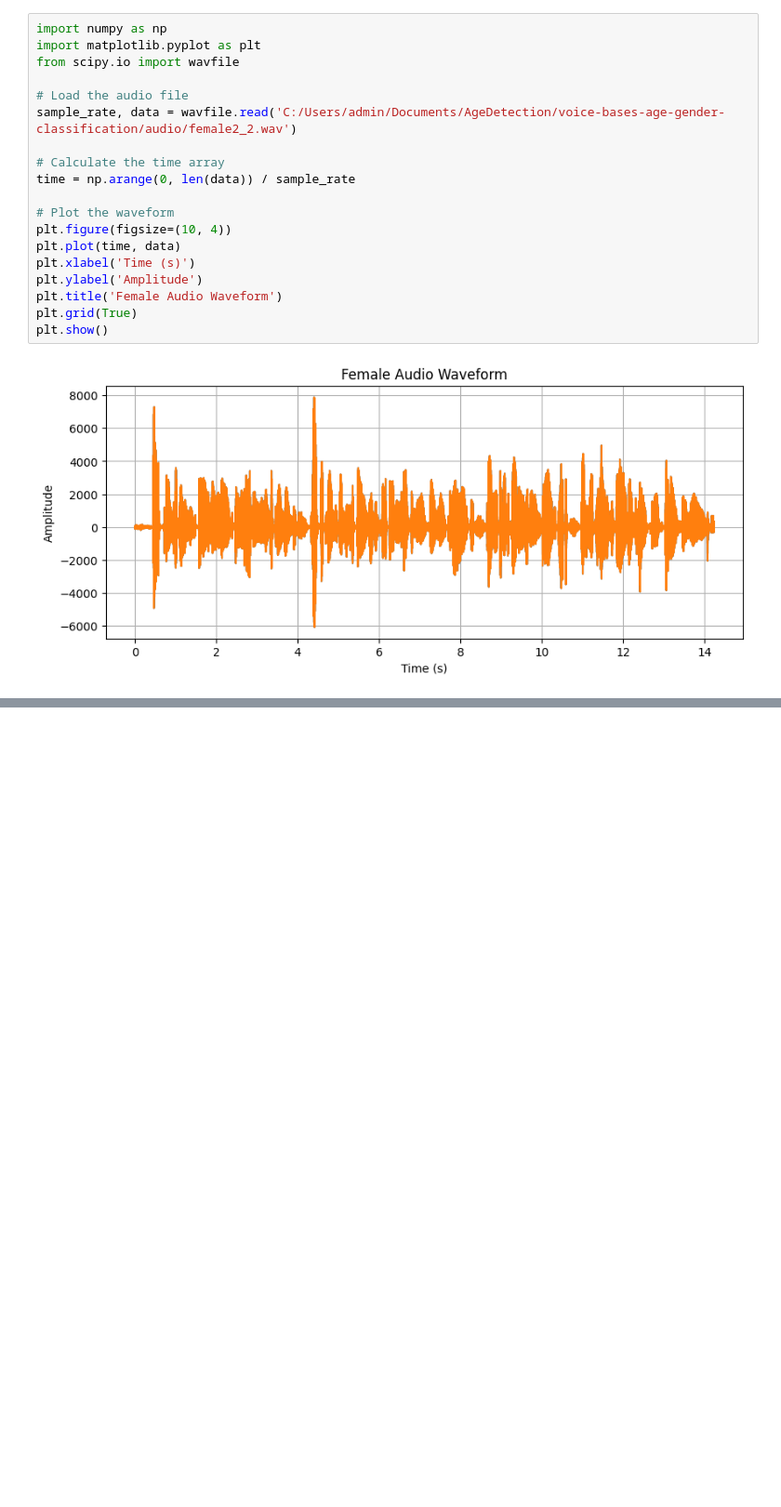
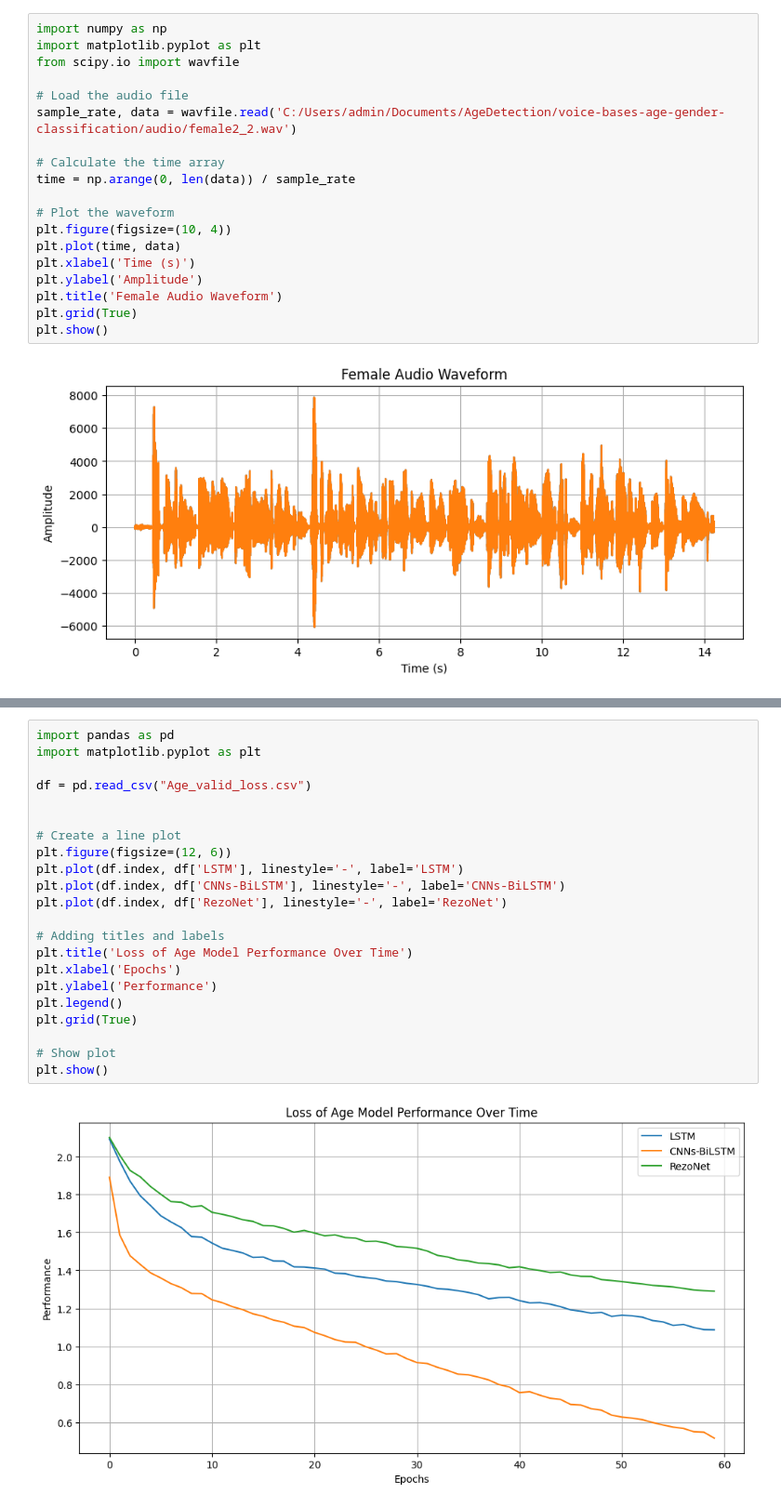
Before and after one commit to nhut-ngnn/Voice-Based-Age-and-Gender-Recogniton, a Jupyter notebook: test_age.ipynb, the cells around one changed output, grey strips where cells are left out. Shown at 93% size. Drawn from its saved outputs; the diff is of its cells as text; blank space fills up the shorter version.

```diff
--- a/test_age.ipynb
+++ b/test_age.ipynb
@@ -198,0 +144,24 @@ plt.show()
+# %%
+import pandas as pd
+import matplotlib.pyplot as plt
+
+df = pd.read_csv("Age_valid_loss.csv")
+
+
+# Create a line plot
+plt.figure(figsize=(12, 6))
+plt.plot(df.index, df['LSTM'], linestyle='-', label='LSTM')
+plt.plot(df.index, df['CNNs-BiLSTM'], linestyle='-', label='CNNs-BiLSTM')
+plt.plot(df.index, df['RezoNet'], linestyle='-', label='RezoNet')
+
+# Adding titles and labels
+plt.title('Loss of Age Model Performance Over Time')
+plt.xlabel('Epochs')
+plt.ylabel('Performance')
+plt.legend()
+plt.grid(True)
+
+# Show plot
+plt.show()
+# %% [output]
+[figure, added]
```
Also changed, not shown: parts of 11 cells of this notebook, 1 other file.
